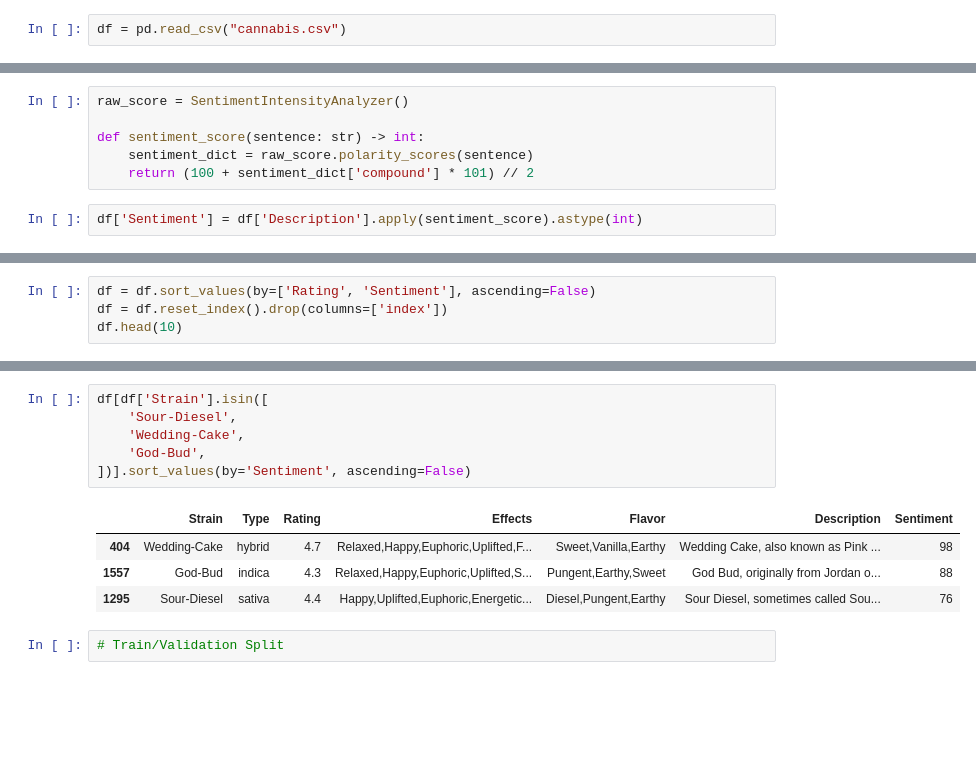
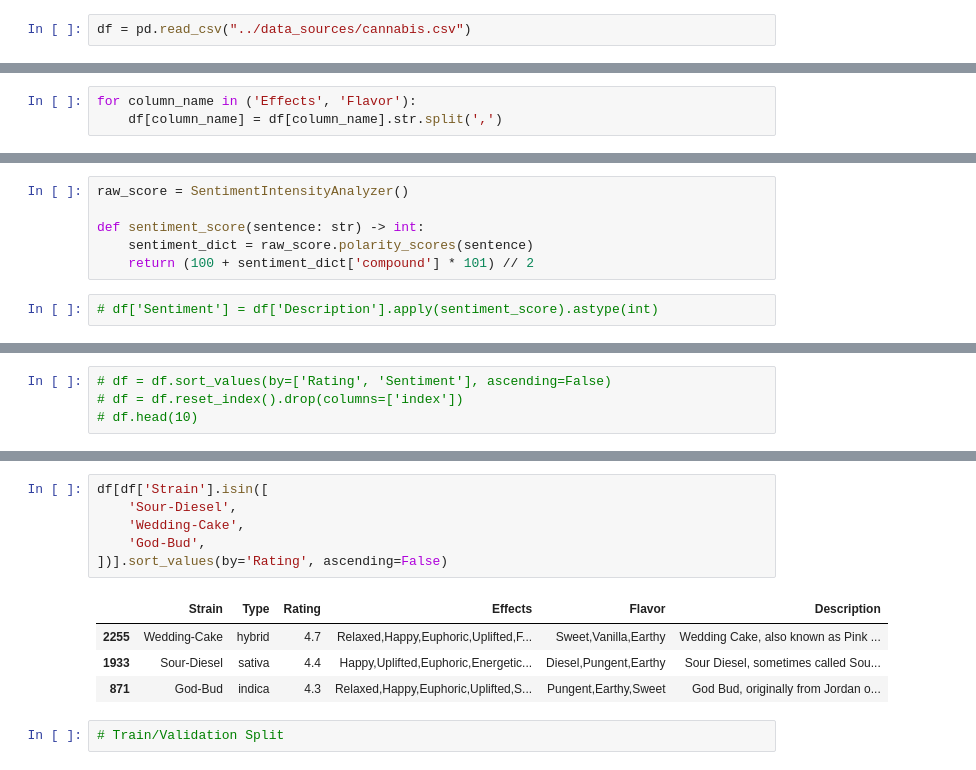
Before and after one commit to Med-Cab-2020-Aug-PT/ML, a Jupyter notebook: notebooks/cannabis.ipynb, the cells around one changed output, grey strips where cells are left out. Drawn from its saved outputs; the diff is of its cells as text; blank space fills up the shorter version.

```diff
--- a/cannabis.ipynb
+++ b/notebooks/cannabis.ipynb
@@ -3,7 +2,7 @@ from vaderSentiment.vaderSentiment import SentimentIntensityAnalyzer
 import pandas as pd
 import numpy as np
 # %%
-df = pd.read_csv("cannabis.csv")
+df = pd.read_csv("../data_sources/cannabis.csv")
 # %%
 df.head(20)
 # %% [output]
@@ -47,0 +57,3 @@ df.head(10)
+# %%
+for column_name in ('Effects', 'Flavor'):
+    df[column_name] = df[column_name].str.split(',')
@@ -52,5 +84,5 @@ def sentiment_score(sentence: str) -> int:
     sentiment_dict = raw_score.polarity_scores(sentence)
     return (100 + sentiment_dict['compound'] * 101) // 2
 # %%
-df['Sentiment'] = df['Description'].apply(sentiment_score).astype(int)
+# df['Sentiment'] = df['Description'].apply(sentiment_score).astype(int)
 # %%
@@ -71,4 +90,4 @@ dtype: int64
 # %%
-df = df.sort_values(by=['Rating', 'Sentiment'], ascending=False)
-df = df.reset_index().drop(columns=['index'])
-df.head(10)
+# df = df.sort_values(by=['Rating', 'Sentiment'], ascending=False)
+# df = df.reset_index().drop(columns=['index'])
+# df.head(10)
@@ -87,14 +94,14 @@ df.head(10)
 # %%
 df[df['Strain'].isin([
     'Sour-Diesel',
     'Wedding-Cake',
     'God-Bud',
-])].sort_values(by='Sentiment', ascending=False)
+])].sort_values(by='Rating', ascending=False)
 # %% [output]
-|  | Strain | Type | Rating | Effects | Flavor | Description | Sentiment |
-| 404 | Wedding-Cake | hybrid | 4.7 | Relaxed,Happy,Euphoric,Uplifted,F... | Sweet,Vanilla,Earthy | Wedding Cake, also known as Pink ... | 98 |
-| 1557 | God-Bud | indica | 4.3 | Relaxed,Happy,Euphoric,Uplifted,S... | Pungent,Earthy,Sweet | God Bud, originally from Jordan o... | 88 |
-| 1295 | Sour-Diesel | sativa | 4.4 | Happy,Uplifted,Euphoric,Energetic... | Diesel,Pungent,Earthy | Sour Diesel, sometimes called Sou... | 76 |
+|  | Strain | Type | Rating | Effects | Flavor | Description |
+| 2255 | Wedding-Cake | hybrid | 4.7 | Relaxed,Happy,Euphoric,Uplifted,F... | Sweet,Vanilla,Earthy | Wedding Cake, also known as Pink ... |
+| 1933 | Sour-Diesel | sativa | 4.4 | Happy,Uplifted,Euphoric,Energetic... | Diesel,Pungent,Earthy | Sour Diesel, sometimes called Sou... |
+| 871 | God-Bud | indica | 4.3 | Relaxed,Happy,Euphoric,Uplifted,S... | Pungent,Earthy,Sweet | God Bud, originally from Jordan o... |
 # %%
 # Train/Validation Split
 # %%
```
Also changed, not shown: parts of 7 cells of this notebook, 11 other files.
